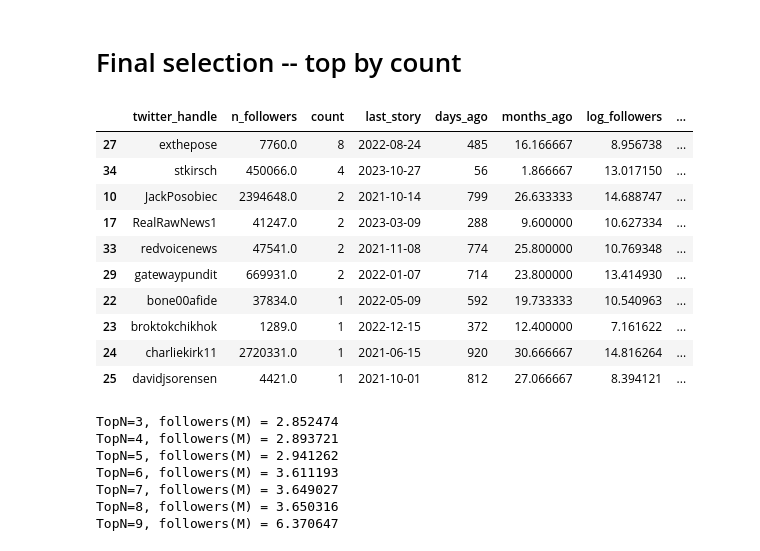
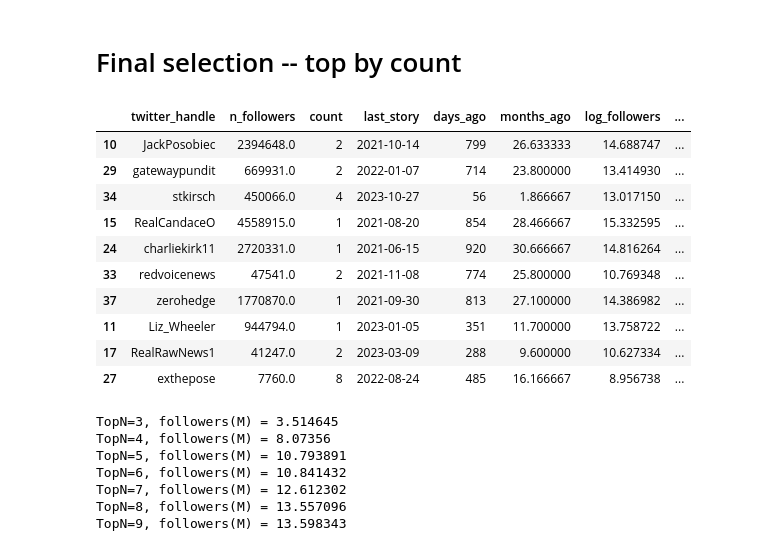
Before and after one commit to josh-ashkinaze/ads_misinfo, a Jupyter notebook: 2_filter_pf_links.ipynb, the cells around one changed output. Drawn from its saved outputs; the diff is of its cells as text; code cells hidden in the pictures.

```diff
--- a/2_filter_pf_links.ipynb
+++ b/2_filter_pf_links.ipynb
@@ -136,6 +136,8 @@ new_df['rank_neutral_emph'] = (new_df['rank_log_followers'] + new_df['rank_last_
 new_df['rank_count_emph'] = 0.15*new_df['rank_log_followers'] + 0.15*new_df['rank_last_story'] + 0.7*new_df['rank_count']
 new_df['rank_follower_emph'] = 0.7*new_df['rank_log_followers'] + 0.15*new_df['rank_last_story'] + 0.15*new_df['rank_count']
 new_df['rank_recent_emph'] = 0.15*new_df['rank_log_followers'] + 0.7*new_df['rank_last_story'] + 0.15*new_df['rank_count']
+new_df['rank_recent_follow'] = 0.5*new_df['rank_log_followers'] + 0.5*new_df['rank_count']
 
-new_df[[x for x in new_df.columns if "_emph" in x]].corr()
+
+new_df[[x for x in new_df.columns if "rank_" in x]].corr()
 # %% [output]
@@ -177,29 +185,29 @@ for title, sort_column in plot_details.items():
 # %% [markdown]
 # Final selection -- top by count
 # %%
-new_df.sort_values(by=['rank_count'], ascending=False).head(10)
+new_df.sort_values(by=['rank_recent_follow'], ascending=False).head(10)
 # %% [output]
 |  | twitter_handle | n_followers | count | last_story | days_ago | months_ago | log_followers | ... |
+| 10 | JackPosobiec | 2394648.0 | 2 | 2021-10-14 | 799 | 26.633333 | 14.688747 | ... |
+| 29 | gatewaypundit | 669931.0 | 2 | 2022-01-07 | 714 | 23.800000 | 13.414930 | ... |
+| 34 | stkirsch | 450066.0 | 4 | 2023-10-27 | 56 | 1.866667 | 13.017150 | ... |
+| 15 | RealCandaceO | 4558915.0 | 1 | 2021-08-20 | 854 | 28.466667 | 15.332595 | ... |
+| 24 | charliekirk11 | 2720331.0 | 1 | 2021-06-15 | 920 | 30.666667 | 14.816264 | ... |
+| 33 | redvoicenews | 47541.0 | 2 | 2021-11-08 | 774 | 25.800000 | 10.769348 | ... |
+| 37 | zerohedge | 1770870.0 | 1 | 2021-09-30 | 813 | 27.100000 | 14.386982 | ... |
+| 11 | Liz_Wheeler | 944794.0 | 1 | 2023-01-05 | 351 | 11.700000 | 13.758722 | ... |
+| 17 | RealRawNews1 | 41247.0 | 2 | 2023-03-09 | 288 | 9.600000 | 10.627334 | ... |
 | 27 | exthepose | 7760.0 | 8 | 2022-08-24 | 485 | 16.166667 | 8.956738 | ... |
-| 34 | stkirsch | 450066.0 | 4 | 2023-10-27 | 56 | 1.866667 | 13.017150 | ... |
-| 10 | JackPosobiec | 2394648.0 | 2 | 2021-10-14 | 799 | 26.633333 | 14.688747 | ... |
-| 17 | RealRawNews1 | 41247.0 | 2 | 2023-03-09 | 288 | 9.600000 | 10.627334 | ... |
-| 33 | redvoicenews | 47541.0 | 2 | 2021-11-08 | 774 | 25.800000 | 10.769348 | ... |
-| 29 | gatewaypundit | 669931.0 | 2 | 2022-01-07 | 714 | 23.800000 | 13.414930 | ... |
-| 22 | bone00afide | 37834.0 | 1 | 2022-05-09 | 592 | 19.733333 | 10.540963 | ... |
-| 23 | broktokchikhok | 1289.0 | 1 | 2022-12-15 | 372 | 12.400000 | 7.161622 | ... |
-| 24 | charliekirk11 | 2720331.0 | 1 | 2021-06-15 | 920 | 30.666667 | 14.816264 | ... |
-| 25 | davidjsorensen | 4421.0 | 1 | 2021-10-01 | 812 | 27.066667 | 8.394121 | ... |
 # %%
 for n in range(3,10):
-    t_topn = new_df.sort_values(by=['rank_count'], ascending=False).head(n)
+    t_topn = new_df.sort_values(by=['rank_recent_follow'], ascending=False).head(n)
     print(f"TopN={n}, followers(M) = {np.sum(t_topn['n_followers'])/1000000}")
 # %% [output]
-TopN=3, followers(M) = 2.852474
-TopN=4, followers(M) = 2.893721
-TopN=5, followers(M) = 2.941262
-TopN=6, followers(M) = 3.611193
-TopN=7, followers(M) = 3.649027
-TopN=8, followers(M) = 3.650316
-TopN=9, followers(M) = 6.370647
+TopN=3, followers(M) = 3.514645
+TopN=4, followers(M) = 8.07356
+TopN=5, followers(M) = 10.793891
+TopN=6, followers(M) = 10.841432
+TopN=7, followers(M) = 12.612302
+TopN=8, followers(M) = 13.557096
+TopN=9, followers(M) = 13.598343
 # %%
```
Also changed, not shown: parts of 3 cells of this notebook, 2 other files.
